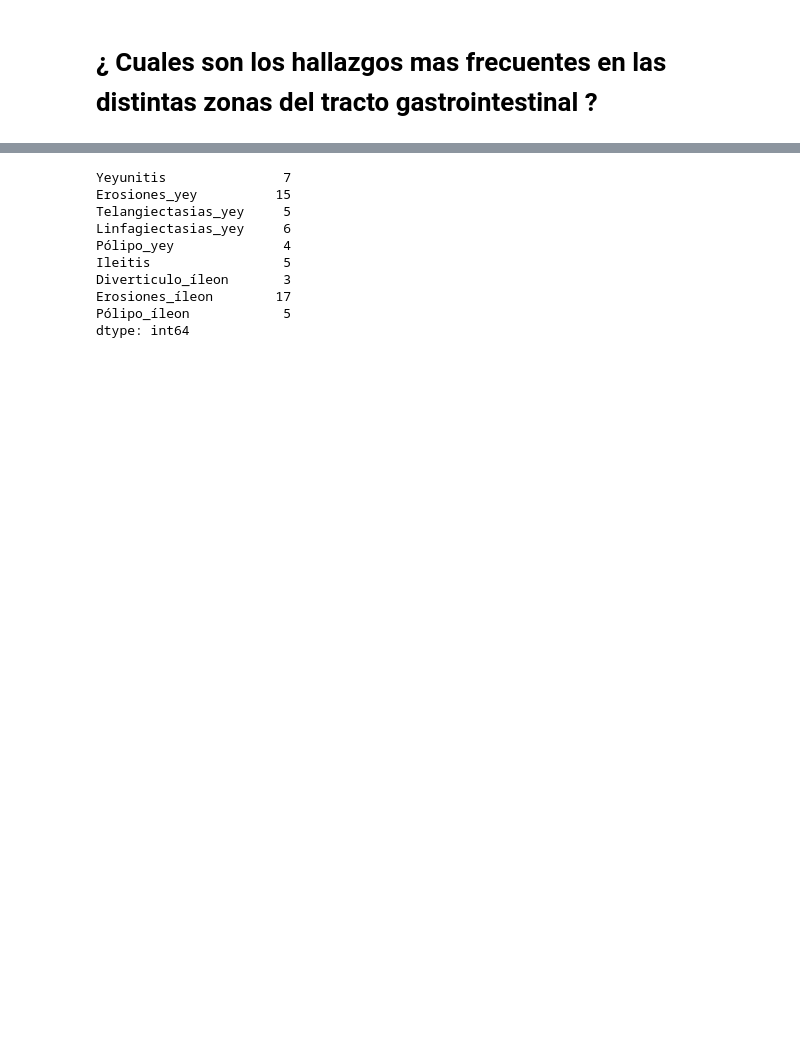
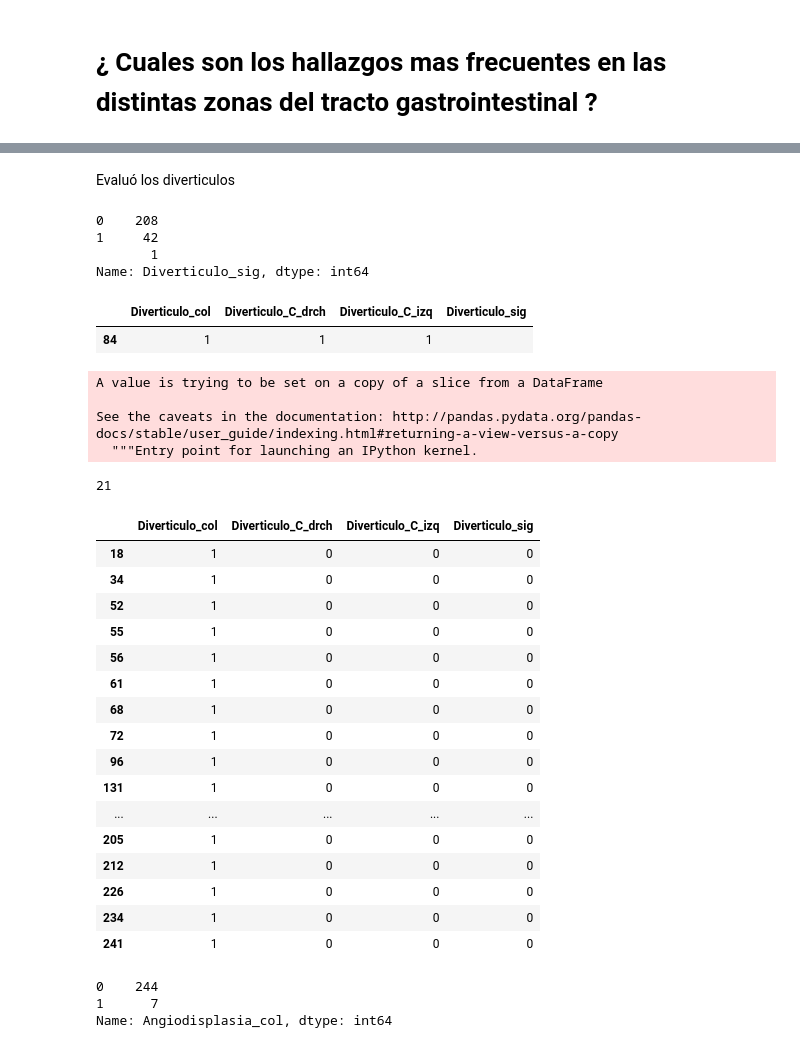
Before and after one commit to Hermenegildo12/Capsula_endoscopia, a Jupyter notebook: Capsula.ipynb, the cells around one changed output, grey strips where cells are left out. Cells and saved outputs as stored; diff of their text form; code cells hidden in the pictures; blank space fills up the shorter version.

```diff
--- a/Capsula.ipynb
+++ b/Capsula.ipynb
@@ -1676,0 +1769,4 @@ dtype: int64
+# %% [markdown]
+Evaluó los diverticulos
+# %%
+diverticulo=['Diverticulo_col','Diverticulo_C_drch','Diverticulo_C_izq','Diverticulo_sig']
@@ -1676,0 +1775,55 @@ dtype: int64
+# %%
+datos['Diverticulo_sig'].value_counts()
+# %% [output]
+0    208
+1     42
+       1
+Name: Diverticulo_sig, dtype: int64
+# %%
+datos[datos['Diverticulo_sig']==" "][diverticulo]
+# %% [output]
+|  | Diverticulo_col | Diverticulo_C_drch | Diverticulo_C_izq | Diverticulo_sig |
+| 84 | 1 | 1 | 1 |  |
+# %%
+datos['Diverticulo_sig'][84]=1
+# %% [output]
+A value is trying to be set on a copy of a slice from a DataFrame
+
+See the caveats in the documentation: http://pandas.pydata.org/pandas-docs/stable/user_guide/indexing.html#returning-a-view-versus-a-copy
+  """Entry point for launching an IPython kernel.
+# %%
+#La convierto en int la columna
+datos['Diverticulo_sig'] = datos['Diverticulo_sig'].astype('int64')
+# %%
+diverticulo_anonimo=datos[(datos['Diverticulo_col']==1) & (datos['Diverticulo_C_drch']==0) &
+                          (datos['Diverticulo_sig']==0) & (datos['Diverticulo_C_izq']==0)]
+len(diverticulo_anonimo)
+# %% [output]
+21
+# %%
+diverticulo_anonimo[diverticulo]
+# %% [output]
+|  | Diverticulo_col | Diverticulo_C_drch | Diverticulo_C_izq | Diverticulo_sig |
+| 18 | 1 | 0 | 0 | 0 |
+| 34 | 1 | 0 | 0 | 0 |
+| 52 | 1 | 0 | 0 | 0 |
+| 55 | 1 | 0 | 0 | 0 |
+| 56 | 1 | 0 | 0 | 0 |
+| 61 | 1 | 0 | 0 | 0 |
+| 68 | 1 | 0 | 0 | 0 |
+| 72 | 1 | 0 | 0 | 0 |
+| 96 | 1 | 0 | 0 | 0 |
+| 131 | 1 | 0 | 0 | 0 |
+| ... | ... | ... | ... | ... |
+| 205 | 1 | 0 | 0 | 0 |
+| 212 | 1 | 0 | 0 | 0 |
+| 226 | 1 | 0 | 0 | 0 |
+| 234 | 1 | 0 | 0 | 0 |
+| 241 | 1 | 0 | 0 | 0 |
+# %%
+
+datos["Angiodisplasia_col"].value_counts()
+# %% [output]
+0    244
+1      7
+Name: Angiodisplasia_col, dtype: int64
@@ -1686,17 +1878,3 @@ Hz_oculto=[
  'Diverticulo_íleon',
  'Erosiones_íleon',
  'Pólipo_íleon']
-# %%
-#Sumo cada columna para ver cual es la mas frecuente
-datos[Hz_oculto].sum()
-# %% [output]
-Yeyunitis               7
-Erosiones_yey          15
-Telangiectasias_yey     5
-Linfagiectasias_yey     6
-Pólipo_yey              4
-Ileitis                 5
-Diverticulo_íleon       3
-Erosiones_íleon        17
-Pólipo_íleon            5
-dtype: int64
```
Also changed, not shown: parts of 25 cells of this notebook, 2 other files.
